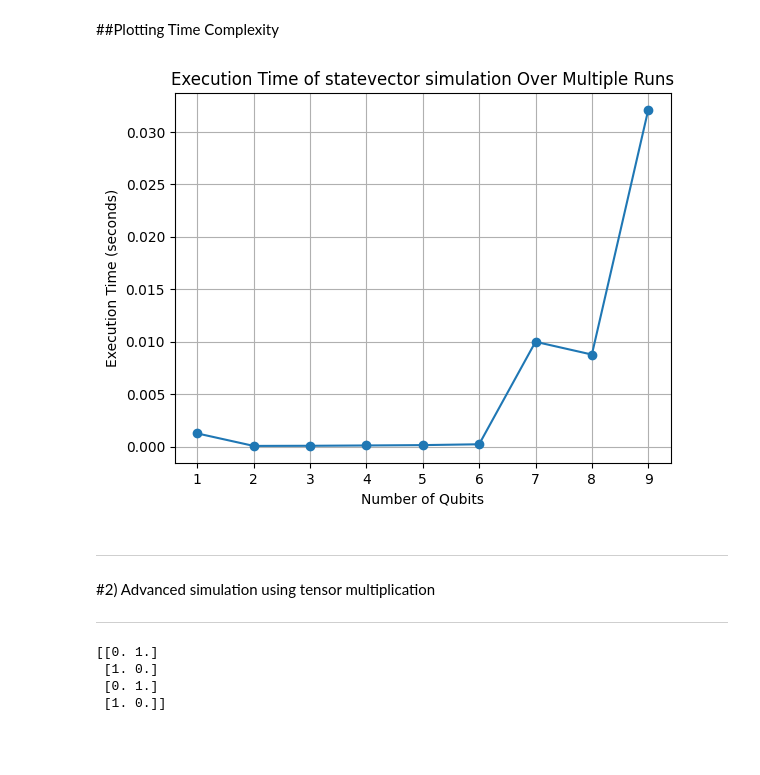
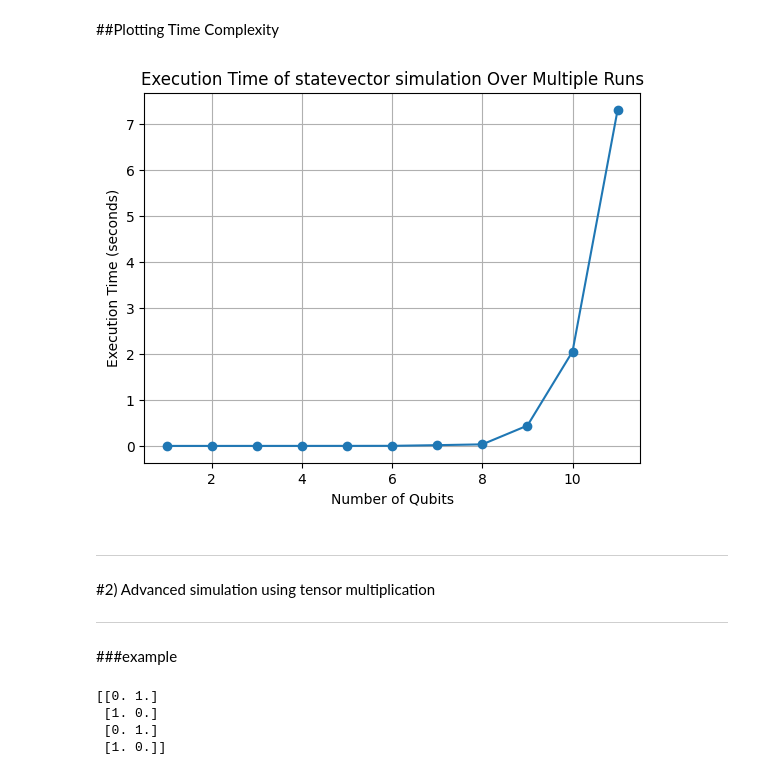
Before and after one commit to jajapuramshivasai/QOSF-Screening-Task, a Jupyter notebook: Task_1.ipynb, the cells around one changed output. Drawn from its saved outputs; the diff is of its cells as text; code cells hidden in the pictures; blank space fills up the shorter version.

```diff
--- a/Task_1.ipynb
+++ b/Task_1.ipynb
@@ -95,28 +95,28 @@ print(qc.state_vector)
 # %%
 import timeit
 import matplotlib.pyplot as plt
 
-max_qubits = 10
+max_qubits = 12
 times = []
 for qubits in range(1,max_qubits):
     # Time the function once per iteration
     qc = Naive_QuantumStateVectorSimulator(qubits)
     for j in range(qubits):
       qc.add_H(j)
 
-    execution_time = timeit.timeit(lambda: qc.simulate(), number=10)
+    execution_time = timeit.timeit(lambda: qc.simulate(), number=100)
     times.append(execution_time)
     del qc
 
 # Plot the results
 plt.plot(range(1,max_qubits), times, marker='o', linestyle='-')
 plt.xlabel('Number of Qubits')
 plt.ylabel('Execution Time (seconds)')
 plt.title('Execution Time of statevector simulation Over Multiple Runs')
 plt.grid()
 plt.show()
 # %% [output]
-[figure, old version]
+[figure, new version]
 # %% [markdown]
 _________
 #2) Advanced simulation using tensor multiplication
@@ -164,6 +164,8 @@ class Advanced_QuantumStateVectorSimulator:
             self.state_vector = np.einsum('ijk,ik->ij',op, self.state_vector)
     def reshape_state(self):
       self.state_vector = np.reshape(self.state_vector,(2**self.num_qubits,1))
+# %% [markdown]
+###example
 # %%
 qc = Advanced_QuantumStateVectorSimulator(4)
 # qc.add_H(0)
```
Also changed, not shown: parts of 3 cells of this notebook.
